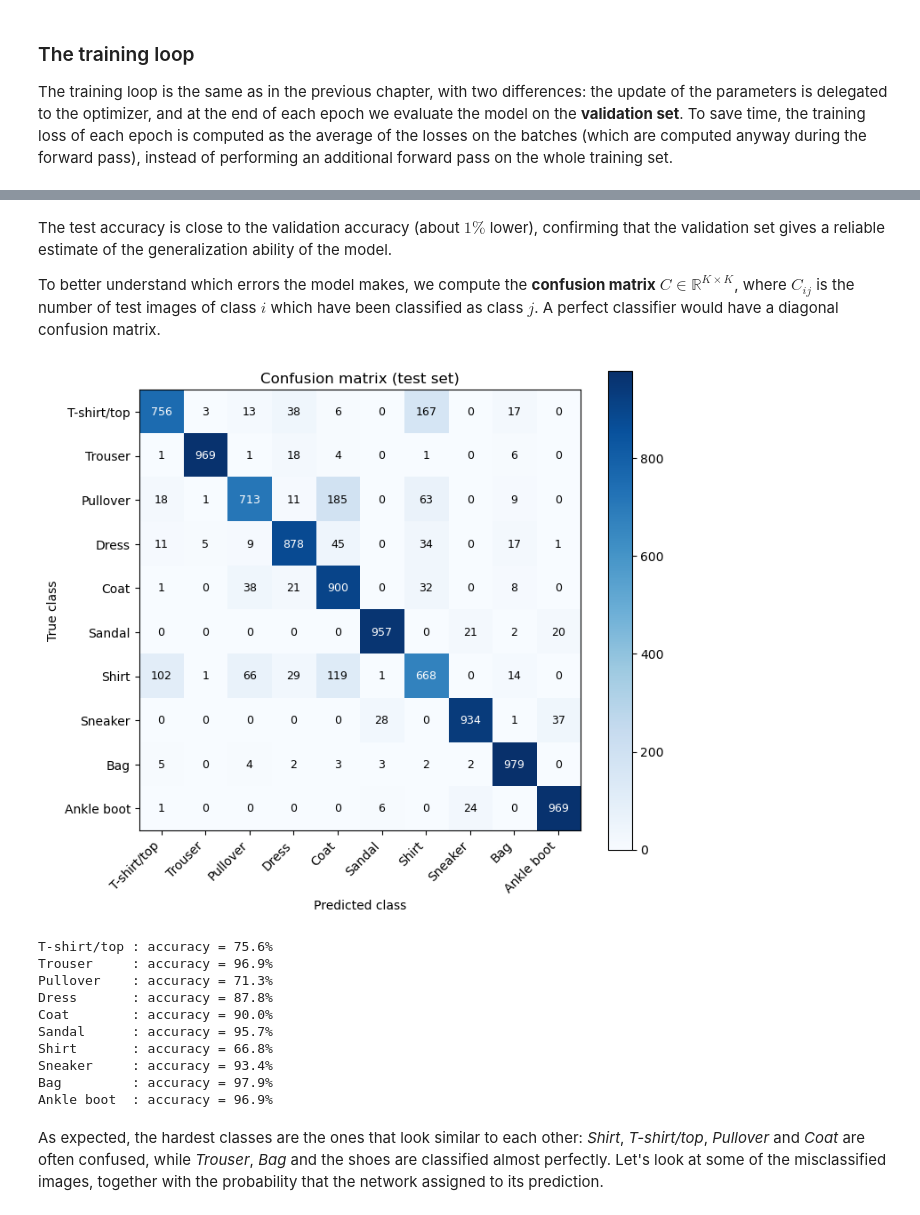
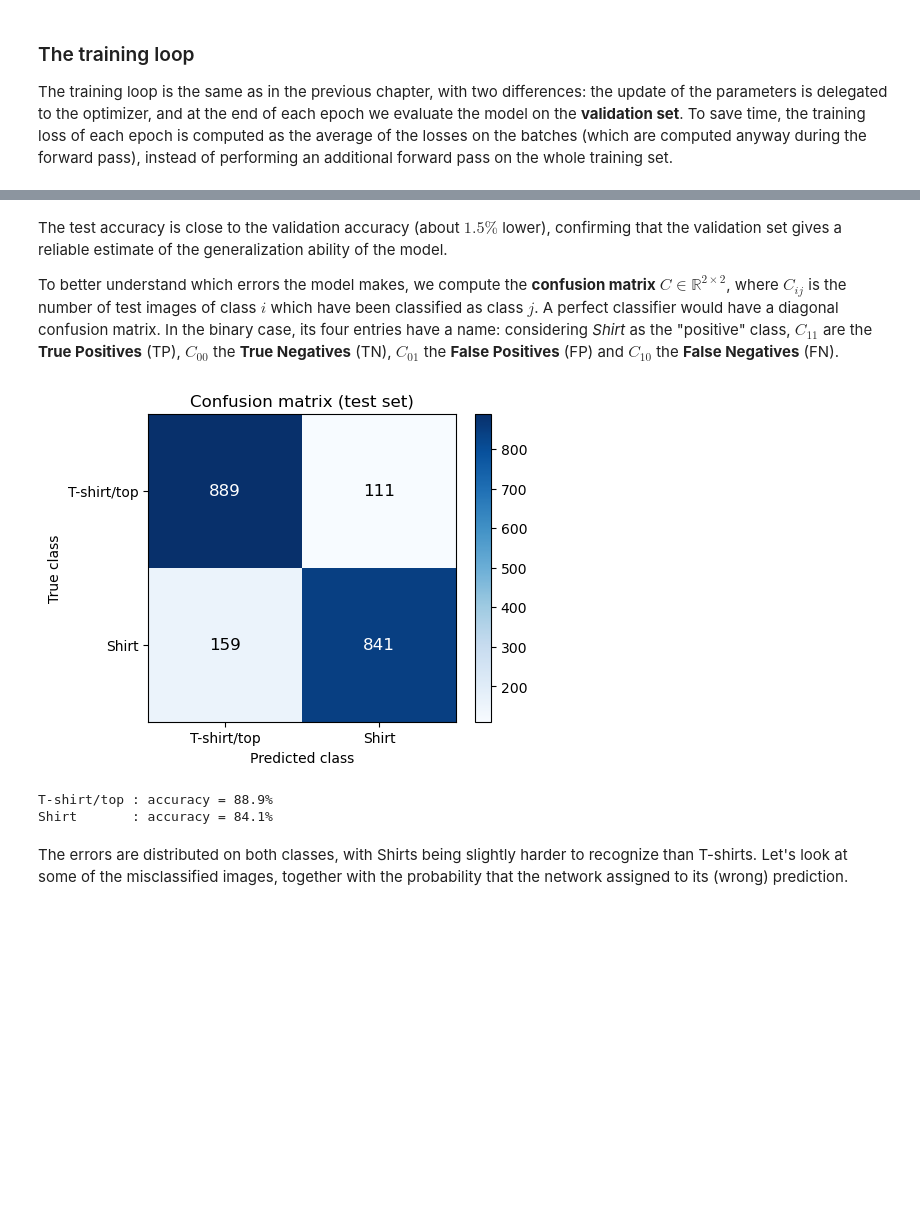
Before and after one commit to devangelista2/statistical-mathematical-methods, a Jupyter notebook: 2026-27/_sources/Optimization/Adam.ipynb, the cells around one changed output, grey strips where cells are left out. Drawn from its saved outputs; the diff is of its cells as text; code cells hidden in the pictures; blank space fills up the shorter version.

```diff
--- a/2026-27/_sources/Optimization/Adam.ipynb
+++ b/2026-27/_sources/Optimization/Adam.ipynb
@@ -352,10 +376,8 @@ def relu(z):
 def relu_prime(z):
     return (z > 0).astype(float)
 
-def softmax(z):
-    z = z - z.max(axis=1, keepdims=True)
-    e = np.exp(z)
-    return e / e.sum(axis=1, keepdims=True)
+def sigmoid(z):
+    return 0.5 * (1 + np.tanh(0.5 * z))  # = 1 / (1 + exp(-z)), without overflow
 
 def init_params(sizes, seed=0):
     rng = np.random.default_rng(seed)
@@ -371,12 +393,12 @@ def forward(params, X):
     cache = [(None, X)]
     for l, (W, b) in enumerate(params):
         Z = H @ W.T + b
-        H = softmax(Z) if l == len(params) - 1 else relu(Z)
+        H = sigmoid(Z) if l == len(params) - 1 else relu(Z)
         cache.append((Z, H))
     return H, cache
 
-def cross_entropy(Y_hat, Y):
-    return -np.mean(np.sum(Y * np.log(Y_hat + 1e-12), axis=1))
+def binary_cross_entropy(Y_hat, Y, eps=1e-12):
+    return -np.mean(Y * np.log(Y_hat + eps) + (1 - Y) * np.log(1 - Y_hat + eps))
 
 def backward(params, cache, Y):
     N = Y.shape[0]
@@ -391,5 +413,5 @@ def backward(params, cache, Y):
     return grads
 
 def accuracy(Y_hat, y):
-    return np.mean(Y_hat.argmax(axis=1) == y)
+    return np.mean((Y_hat[:, 0] >= 0.5) == y)
 # %%
@@ -590,8 +613,8 @@ Finally, we evaluate the model trained with Adam on the **test set**, which we n
 # %%
 params = trained_params["Adam"]
 Y_hat_test, _ = forward(params, X_test)
-y_pred = Y_hat_test.argmax(axis=1)
+y_pred = (Y_hat_test[:, 0] >= 0.5).astype(int)
 
-print(f"Test loss: {cross_entropy(Y_hat_test, Y_test):.4f}")
+print(f"Test loss: {binary_cross_entropy(Y_hat_test, Y_test):.4f}")
 print(f"Test accuracy: {np.mean(y_pred == y_test) * 100:.2f}%")
 # %% [output]
@@ -600,41 +623,33 @@ Test accuracy: 87.23%
 # %% [markdown]
-The test accuracy is close to the validation accuracy (about $1\%$ lower), confirming that the validation set gives a reliable estimate of the generalization ability of the model.
+The test accuracy is close to the validation accuracy (about $1.5\%$ lower), confirming that the validation set gives a reliable estimate of the generalization ability of the model.
 
-To better understand which errors the model makes, we compute the **confusion matrix** $C \in \mathbb{R}^{K \times K}$, where $C_{ij}$ is the number of test images of class $i$ which have been classified as class $j$. A perfect classifier would have a diagonal confusion matrix.
+To better understand which errors the model makes, we compute the **confusion matrix** $C \in \mathbb{R}^{2 \times 2}$, where $C_{ij}$ is the number of test images of class $i$ which have been classified as class $j$. A perfect classifier would have a diagonal confusion matrix. In the binary case, its four entries have a name: considering *Shirt* as the "positive" class, $C_{11}$ are the **True Positives** (TP), $C_{00}$ the **True Negatives** (TN), $C_{01}$ the **False Positives** (FP) and $C_{10}$ the **False Negatives** (FN).
 # %%
-C = np.zeros((K, K), dtype=int)
+C = np.zeros((2, 2), dtype=int)
 for true, pred in zip(y_test, y_pred):
     C[true, pred] += 1
 
-plt.figure(figsize=(8, 7))
+plt.figure(figsize=(5, 4))
 plt.imshow(C, cmap="Blues")
-for i in range(K):
-    for j in range(K):
+for i in range(2):
+    for j in range(2):
         plt.text(j, i, C[i, j], ha="center", va="center",
-                 color="white" if C[i, j] > C.max() / 2 else "black", fontsize=9)
-plt.xticks(range(K), CLASSES, rotation=45, ha="right")
-plt.yticks(range(K), CLASSES)
+                 color="white" if C[i, j] > C.max() / 2 else "black", fontsize=12)
+plt.xticks(range(2), CLASS_NAMES)
+plt.yticks(range(2), CLASS_NAMES)
 plt.xlabel("Predicted class")
 plt.ylabel("True class")
 plt.title("Confusion matrix (test set)")
 plt.colorbar()
 plt.show()
 
-for k in range(K):
-    print(f"{CLASSES[k]:12s}: accuracy = {C[k, k] / C[k].sum() * 100:.1f}%")
+for k in range(2):
+    print(f"{CLASS_NAMES[k]:12s}: accuracy = {C[k, k] / C[k].sum() * 100:.1f}%")
 # %% [output]
-[figure, old version]
+[figure, new version]
-T-shirt/top : accuracy = 75.6%
-Trouser     : accuracy = 96.9%
-Pullover    : accuracy = 71.3%
-Dress       : accuracy = 87.8%
-Coat        : accuracy = 90.0%
-Sandal      : accuracy = 95.7%
-Shirt       : accuracy = 66.8%
-Sneaker     : accuracy = 93.4%
-Bag         : accuracy = 97.9%
-Ankle boot  : accuracy = 96.9%
+T-shirt/top : accuracy = 88.9%
+Shirt       : accuracy = 84.1%
 # %% [markdown]
-As expected, the hardest classes are the ones that look similar to each other: *Shirt*, *T-shirt/top*, *Pullover* and *Coat* are often confused, while *Trouser*, *Bag* and the shoes are classified almost perfectly. Let's look at some of the misclassified images, together with the probability that the network assigned to its prediction.
+The errors are distributed on both classes, with Shirts being slightly harder to recognize than T-shirts. Let's look at some of the misclassified images, together with the probability that the network assigned to its (wrong) prediction.
 # %%
 wrong = np.where(y_pred != y_test)[0]
```
Also changed, not shown: parts of 17 cells of this notebook, 37 other files.
